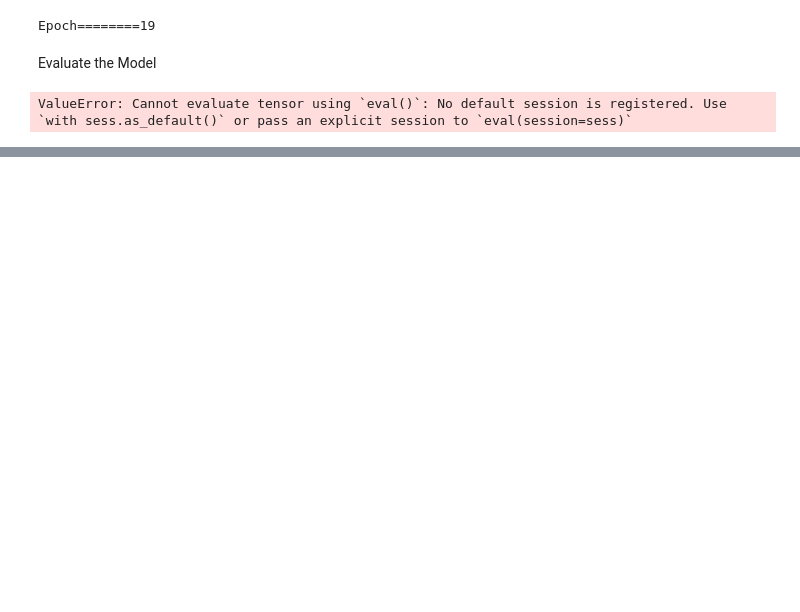
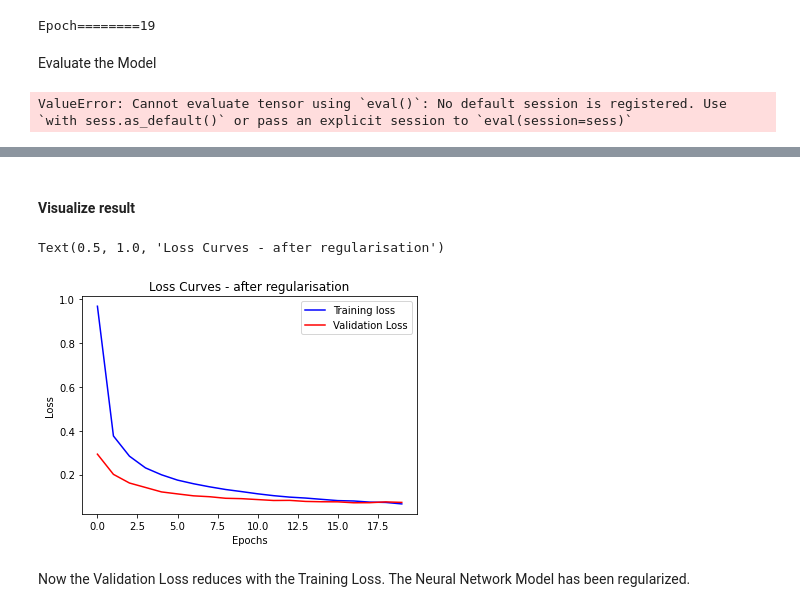
Before and after one commit to uzoochogu/hamoye-ds-internship, a Jupyter notebook: 0. Practice/intro_to _keras_and_tf_mnist_ds.ipynb, the cells around one changed output, grey strips where cells are left out. Saved outputs shown, nothing was run; the diff lists cells and outputs as text; code cells hidden in the pictures; blank space fills up the shorter version.

```diff
--- a/0. Practice/intro_to _keras_and_tf_mnist_ds.ipynb
+++ b/0. Practice/intro_to _keras_and_tf_mnist_ds.ipynb
@@ -174,0 +236,23 @@ ValueError: Cannot evaluate tensor using `eval()`: No default session is registe
+# %%
+from tensorflow.keras.layers import Dropout
+
+#Setup the Neural Net
+reg_model = Sequential()
+reg_model.add(Dense(256, activation='relu', input_shape=(new_dimension,)))
+reg_model.add(Dropout(0.4)) #Drop out at every layer
+
+reg_model.add(Dense(128, activation='relu'))
+reg_model.add(Dropout(0.4))
+reg_model.add(Dense(no_labels, activation='softmax'))
+# %%
+reg_model.compile(optimizer='adam',
+                  loss=tf.keras.losses.categorical_crossentropy,
+                  metrics=['accuracy'])
+
+reg_history = reg_model.fit(x_train, y_train,
+                            validation_data=(x_val, y_val),
+                            epochs=20, batch_size=1000) #increase the batch size
+
+test_loss, test_accuracy = reg_model.evaluate(test_images, y_test)
+print('Test loss: {}'.format(test_loss))
+print('Test accuracy: {}'.format(test_accuracy))
@@ -174,0 +277,15 @@ ValueError: Cannot evaluate tensor using `eval()`: No default session is registe
+# %% [markdown]
+#### Visualize result
+# %%
+plt.figure()
+plt.plot(reg_history.history['loss'], 'blue')
+plt.plot(reg_history.history['val_loss'], 'red')
+plt.legend(['Training loss', 'Validation Loss'])
+plt.xlabel('Epochs')
+plt.ylabel('Loss')
+plt.title('Loss Curves - after regularisation')
+# %% [output]
+Text(0.5, 1.0, 'Loss Curves - after regularisation')
+[figure, added]
+# %% [markdown]
+Now the Validation Loss reduces with the Training Loss. The Neural Network Model has been regularized.
```
Also changed, not shown: parts of 11 cells of this notebook.
